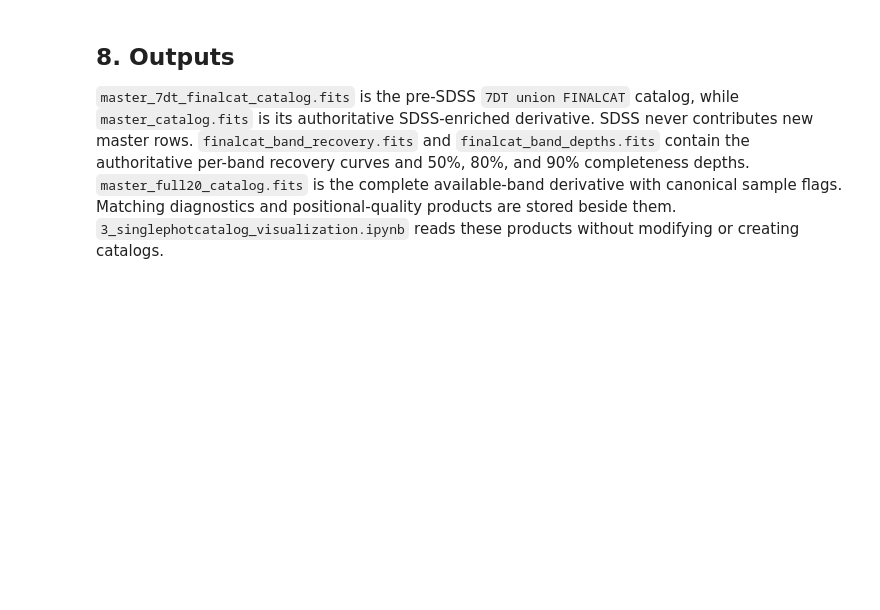
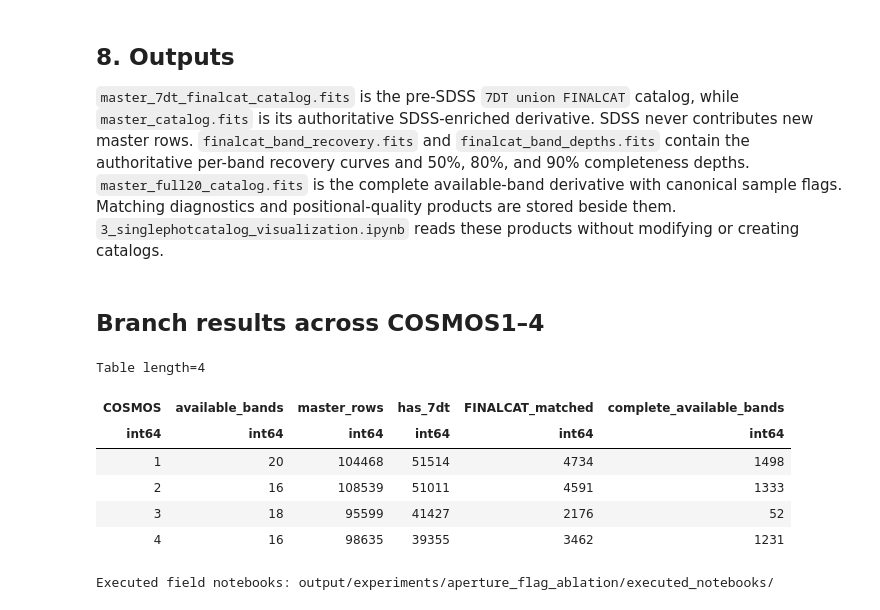
Before and after one commit to gxjudie/7DTonCOSMOS_photoz_validation, a Jupyter notebook: Notebooks/2_singphotandmatching.ipynb, the cells around one changed output. Saved outputs shown, nothing was run; the diff lists cells and outputs as text; code cells hidden in the pictures; blank space fills up the shorter version.

```diff
--- a/Notebooks/2_singphotandmatching.ipynb
+++ b/Notebooks/2_singphotandmatching.ipynb
@@ -155,9 +156,10 @@ Pixel scale: 0.5050 arcsec/pixel
 # %% [markdown]
 ### 1.1 Run control
 # %%
+RUN_PHOTOMETRY = False  # Explicit opt-in; missing raw catalogs must not trigger SE++.
 OVERWRITE_PHOTOMETRY = False
-OVERWRITE_MATCHING = True
-OVERWRITE_SDSS = True
+OVERWRITE_MATCHING = False
+OVERWRITE_SDSS = False
 FINALCAT_MATCH_RADIUS_ARCSEC = 0.7
 FINALCAT_RADIUS_GRID_ARCSEC = (0.5, 0.7, 1.0)
 RANDOM_SHIFTS_ARCSEC = (
@@ -1919,3 +1946,27 @@ is the complete available-band derivative with canonical sample flags. Matching
 diagnostics and positional-quality products are stored beside them.
 `3_singlephotcatalog_visualization.ipynb` reads these products without
 modifying or creating catalogs.
+# %% [markdown]
+## Branch results across COSMOS1–4
+# %%
+# Summarize all four canonical field masters, not only the COSMOS1 view above.
+field_rows = []
+for field in (1, 2, 3, 4):
+    table = Table.read(PROJECT_ROOT / f'output/COSMOS{field}/singlephot/cosmos{field}_master_catalog.fits')
+    active_count = int(table.meta['NBANDS'])
+    field_rows.append((field, active_count, len(table), int(np.asarray(table['has_7dt']).sum()),
+                       int((np.asarray(table['master_class']).astype(str) == 'matched').sum()),
+                       int((np.asarray(table['n_7dt_bands']) == active_count).sum())))
+field_result_summary = Table(rows=field_rows, names=['COSMOS', 'available_bands', 'master_rows',
+                             'has_7dt', 'FINALCAT_matched', 'complete_available_bands'])
+display(field_result_summary)
+print('Executed field notebooks: output/experiments/aperture_flag_ablation/executed_notebooks/')
+# %% [output]
+Table length=4
+| COSMOS | available_bands | master_rows | has_7dt | FINALCAT_matched | complete_available_bands |
+| int64 | int64 | int64 | int64 | int64 | int64 |
+| 1 | 20 | 104468 | 51514 | 4734 | 1498 |
+| 2 | 16 | 108539 | 51011 | 4591 | 1333 |
+| 3 | 18 | 95599 | 41427 | 2176 | 52 |
+| 4 | 16 | 98635 | 39355 | 3462 | 1231 |
+Executed field notebooks: output/experiments/aperture_flag_ablation/executed_notebooks/
```
Also changed, not shown: parts of 17 cells of this notebook, 8 other files.
